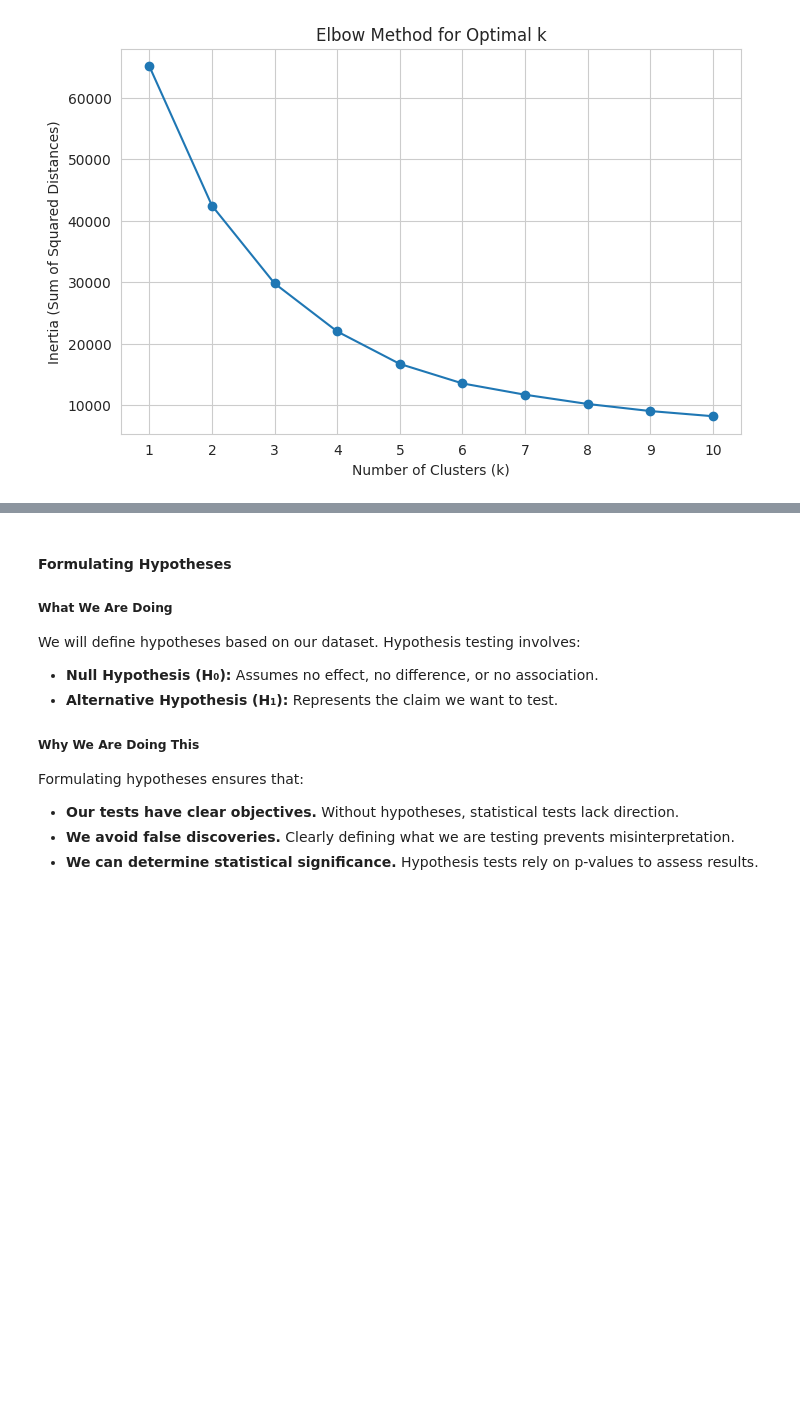
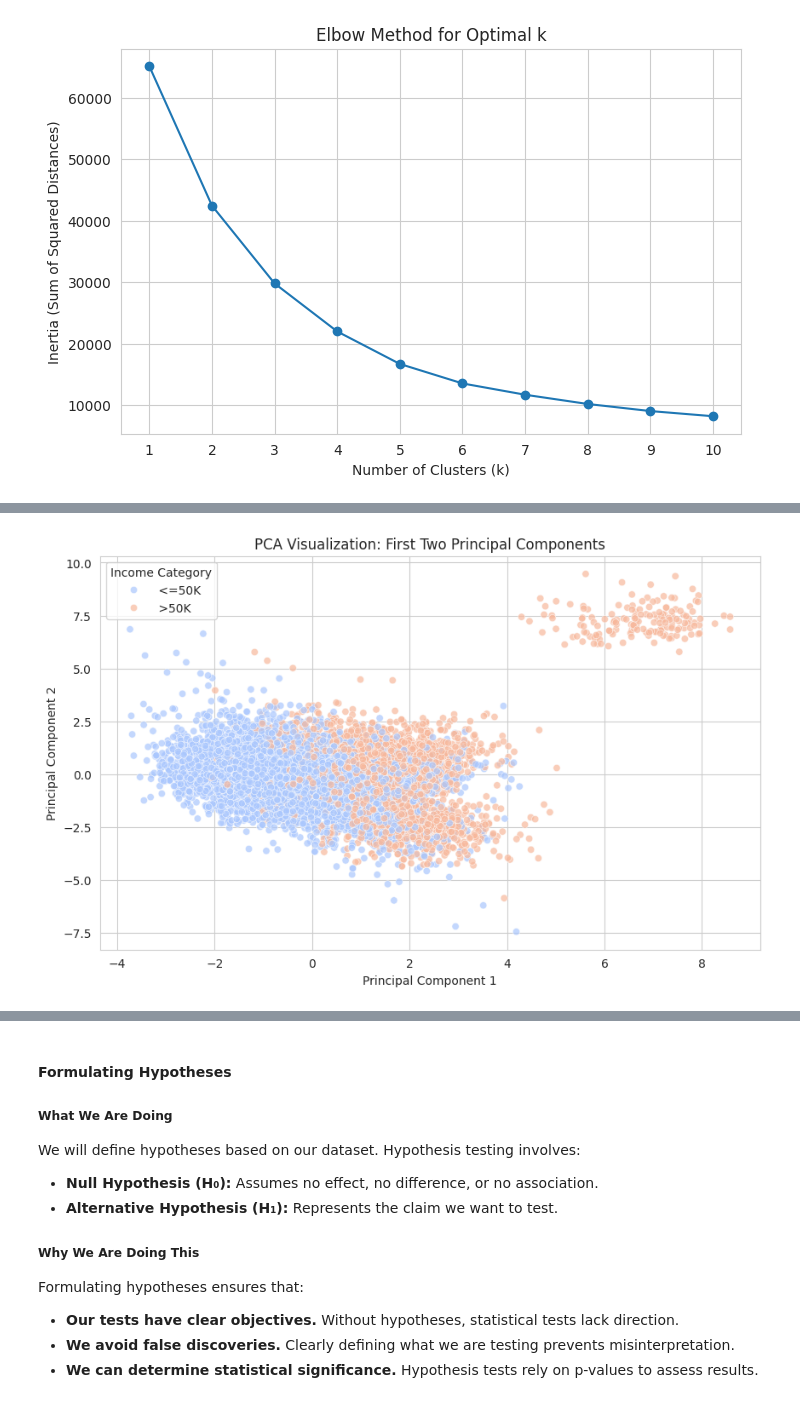
Before and after one commit to stephenjera/coding-tutorials, a Jupyter notebook: python-tutorials/Machine_Learning/T01_Exploratory_Data_Analysis/eda2.ipynb, the cells around one changed output, grey strips where cells are left out. Drawn from its saved outputs; the diff is of its cells as text; code cells hidden in the pictures; blank space fills up the shorter version.

```diff
--- a/python-tutorials/Machine_Learning/T01_Exploratory_Data_Analysis/eda2.ipynb
+++ b/python-tutorials/Machine_Learning/T01_Exploratory_Data_Analysis/eda2.ipynb
@@ -560,0 +601,15 @@ plt.show()
+# %%
+# Convert PCA results into a DataFrame for visualization
+pca_df = pd.DataFrame(pca_result[:, :2], columns=["PC1", "PC2"])
+pca_df["Income"] = df["income"]  # Color by income category
+
+# Scatter plot of first two principal components
+plt.figure(figsize=(10, 6))
+sns.scatterplot(data=pca_df, x="PC1", y="PC2", hue="Income", alpha=0.7, palette="coolwarm")
+plt.title("PCA Visualization: First Two Principal Components")
+plt.xlabel("Principal Component 1")
+plt.ylabel("Principal Component 2")
+plt.legend(title="Income Category")
+plt.show()
+# %% [output]
+[figure, added]
```
Also changed, not shown: parts of 12 cells of this notebook.
